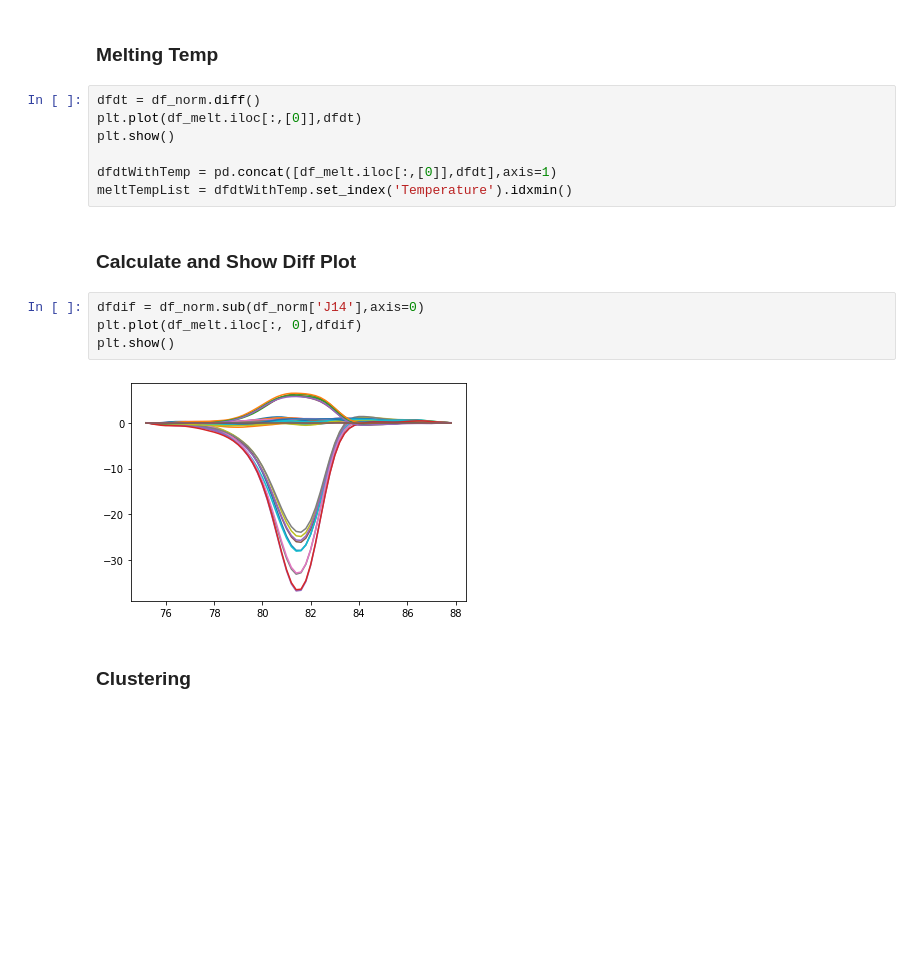
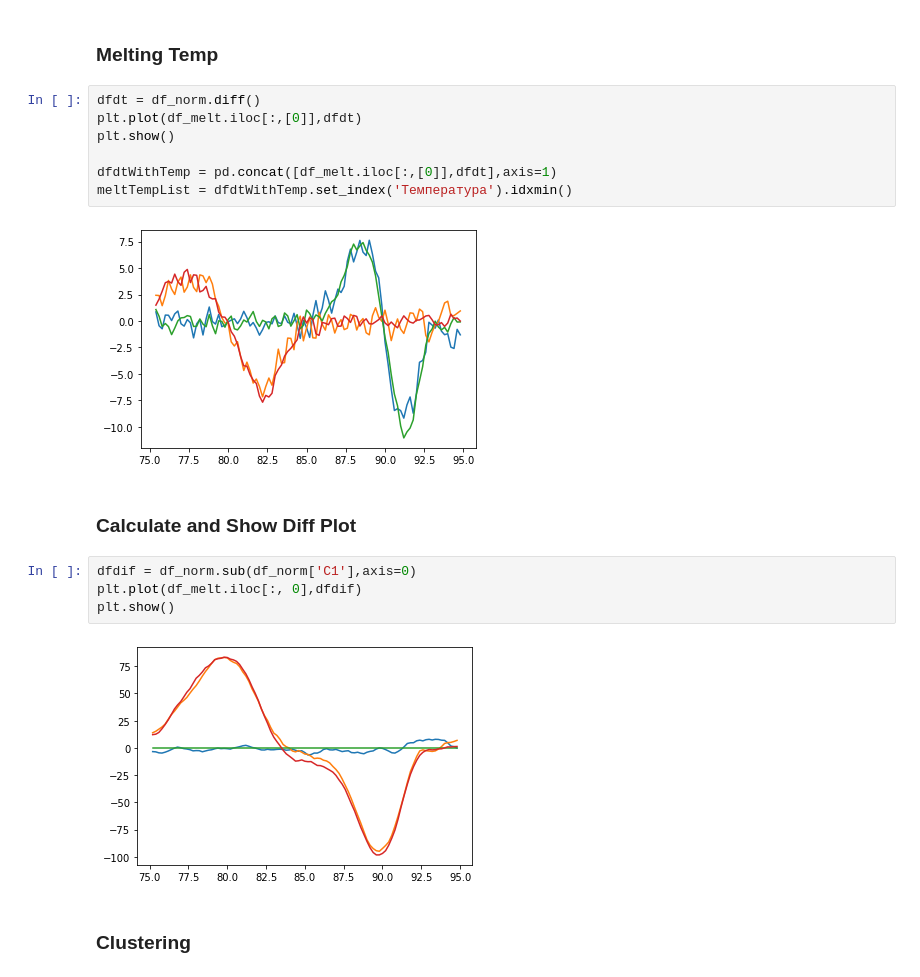
Before and after one commit to liuyigh/PyHRM, a Jupyter notebook: PyHRM.ipynb, the cells around one changed output. Drawn from its saved outputs; the diff is of its cells as text; blank space fills up the shorter version.

```diff
--- a/PyHRM.ipynb
+++ b/PyHRM.ipynb
@@ -50,18 +56,20 @@ plt.show()
 # %%
 dfdt = df_norm.diff()
 plt.plot(df_melt.iloc[:,[0]],dfdt)
 plt.show()
 
 dfdtWithTemp = pd.concat([df_melt.iloc[:,[0]],dfdt],axis=1)
-meltTempList = dfdtWithTemp.set_index('Temperature').idxmin()
+meltTempList = dfdtWithTemp.set_index('Температура').idxmin()
+# %% [output]
+[figure, added]
 # %% [markdown]
 ### Calculate and Show Diff Plot
 # %%
-dfdif = df_norm.sub(df_norm['J14'],axis=0)
+dfdif = df_norm.sub(df_norm['C1'],axis=0)
 plt.plot(df_melt.iloc[:, 0],dfdif)
 plt.show()
 # %% [output]
-[figure, old version]
+[figure, new version]
 # %% [markdown]
 ### Clustering
 # %% [markdown]
```
Also changed, not shown: parts of 5 cells of this notebook, 4 other files.
